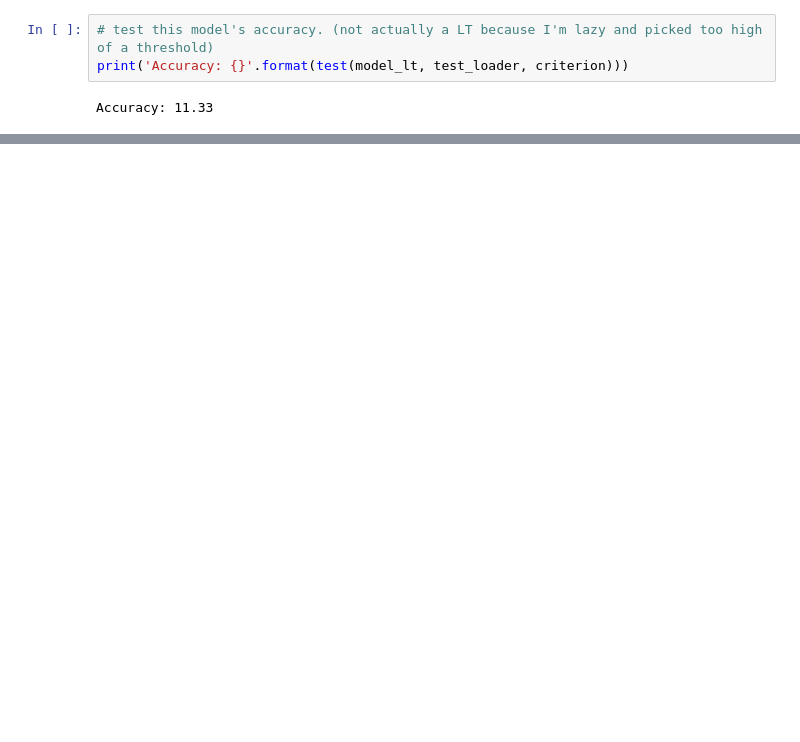
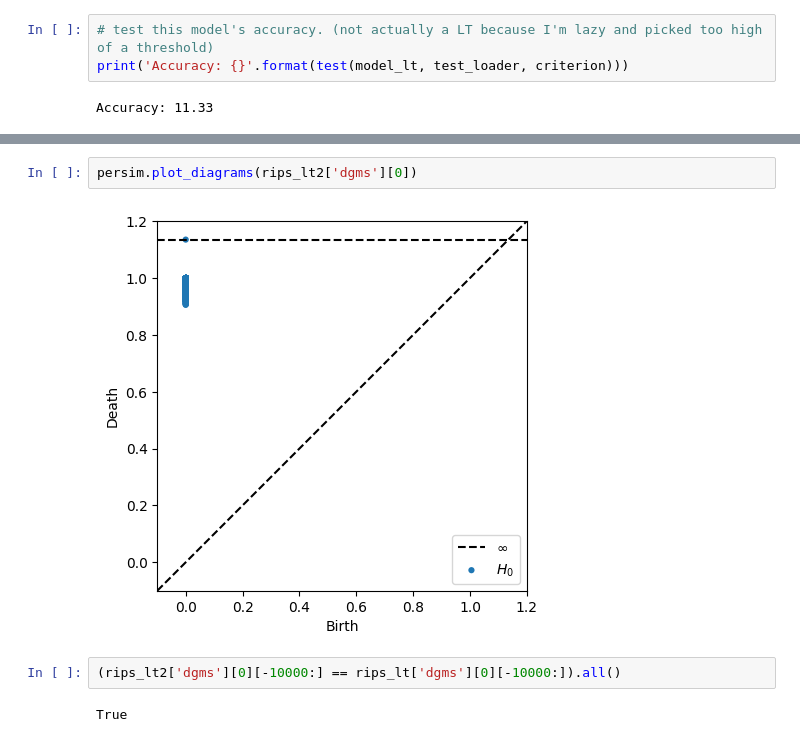
Before and after one commit to uditsaxena/LTHT, a Jupyter notebook: notebooks/CNN_PH_Example-Alexnet.ipynb, the cells around one changed output, grey strips where cells are left out. Cells and saved outputs as stored; diff of their text form; blank space fills up the shorter version.

```diff
--- a/notebooks/CNN_PH_Example-Alexnet.ipynb
+++ b/notebooks/CNN_PH_Example-Alexnet.ipynb
@@ -434,0 +195,8 @@ persim.plot_diagrams(rips_lt['dgms'][0])
+# %%
+persim.plot_diagrams(rips_lt2['dgms'][0])
+# %% [output]
+[figure, added]
+# %%
+(rips_lt2['dgms'][0][-10000:] == rips_lt['dgms'][0][-10000:]).all()
+# %% [output]
+True
```
Also changed, not shown: parts of 20 cells of this notebook, 4 other files.
